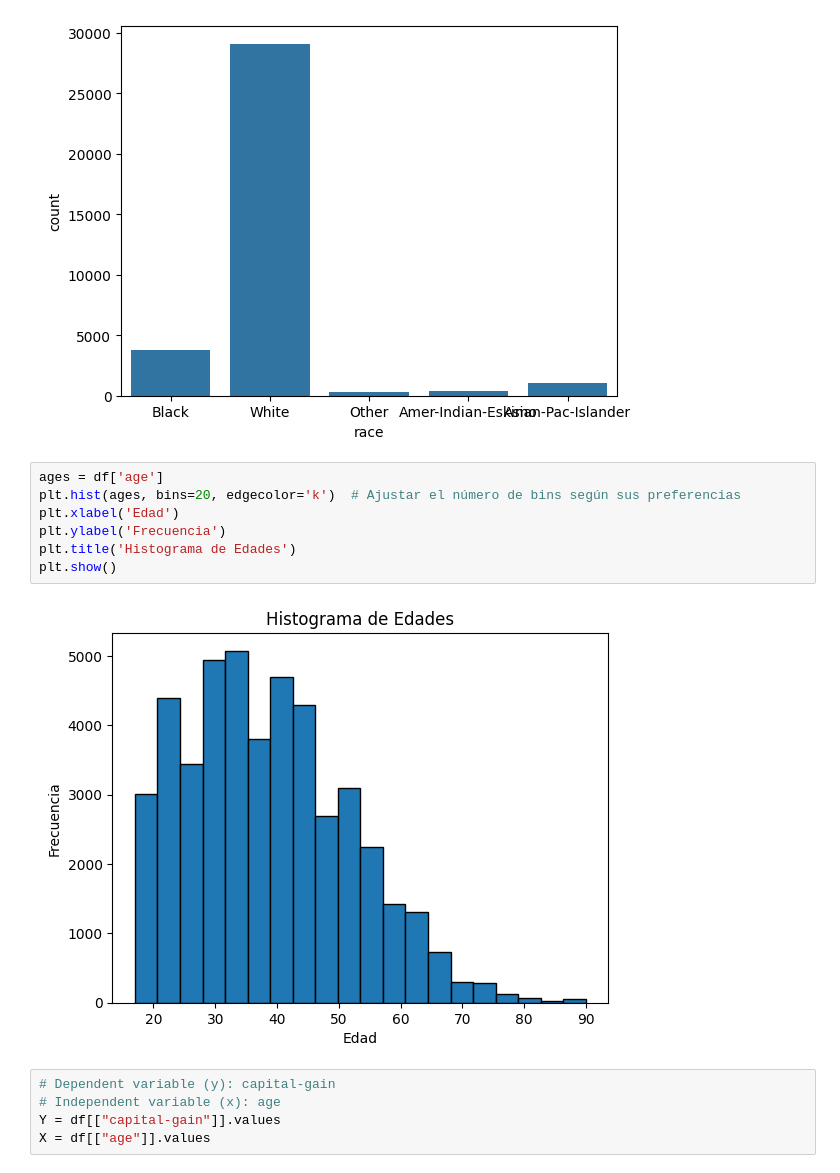
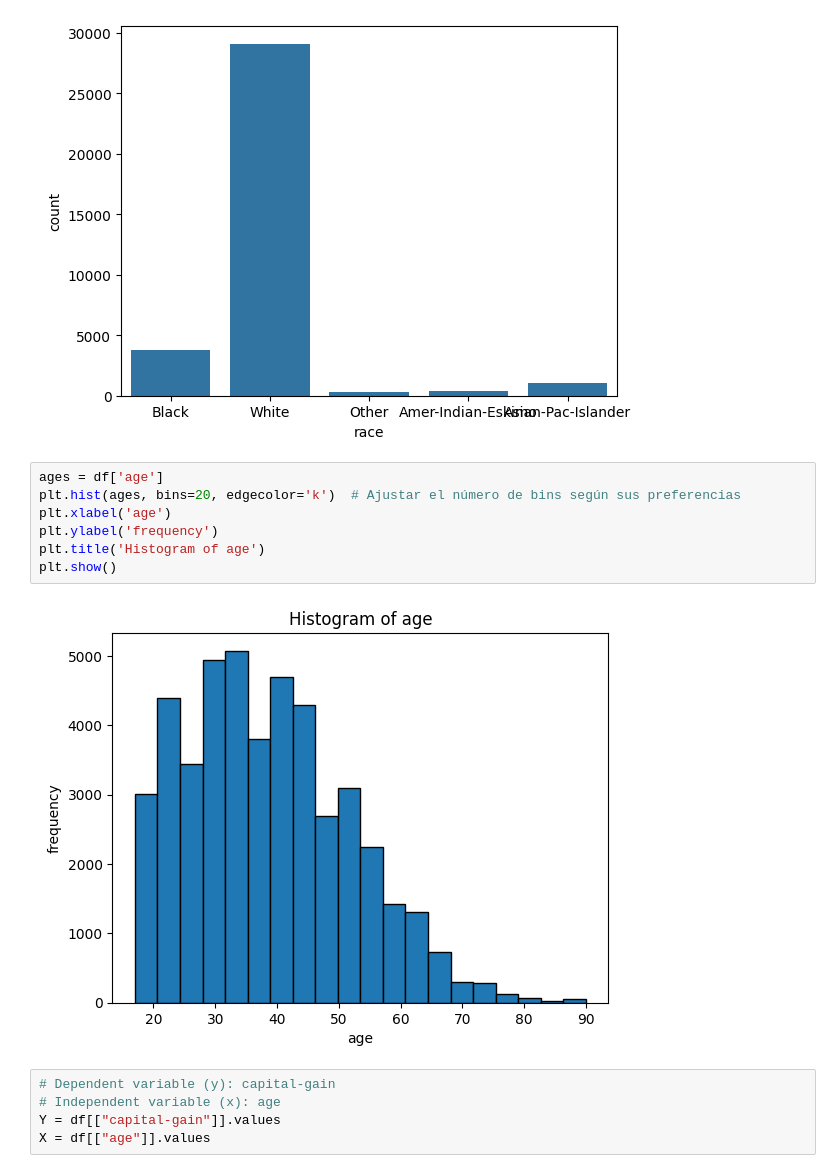
Before and after one commit to paez49/Adult-income, a Jupyter notebook: main.ipynb, the cells around one changed output. Saved outputs shown, nothing was run; the diff lists cells and outputs as text.

```diff
--- a/main.ipynb
+++ b/main.ipynb
@@ -189,12 +189,12 @@ sns.countplot(x="race",data=df_less_50k)
 # %%
 ages = df['age']
 plt.hist(ages, bins=20, edgecolor='k')  # Ajustar el número de bins según sus preferencias
-plt.xlabel('Edad')
-plt.ylabel('Frecuencia')
-plt.title('Histograma de Edades')
+plt.xlabel('age')
+plt.ylabel('frequency')
+plt.title('Histogram of age')
 plt.show()
 # %% [output]
-[figure, old version]
+[figure, new version]
 # %%
 # Dependent variable (y): capital-gain
 # Independent variable (x): age
```
Also changed, not shown: parts of 7 cells of this notebook, 1 other file.
